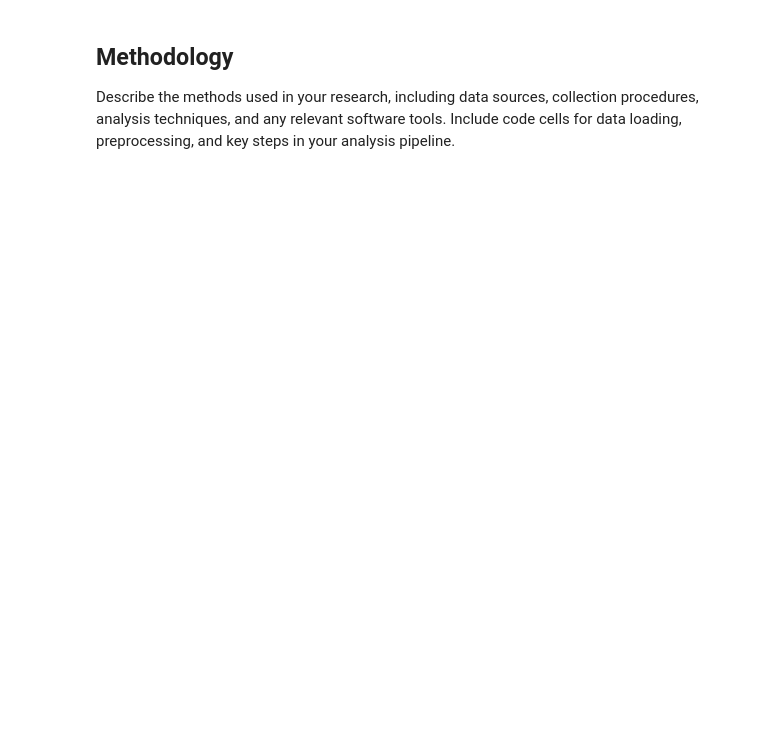
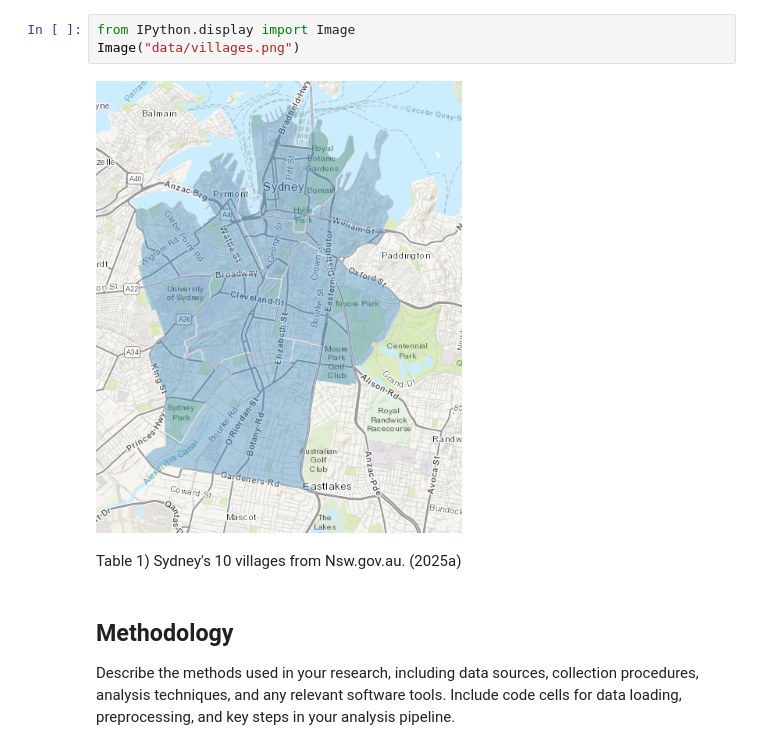
Before and after one commit to beapinol/UrbanAn, a Jupyter notebook: IRP/IRP_Template.ipynb, the cells around one changed output. Cells and saved outputs as stored; diff of their text form; blank space fills up the shorter version.

```diff
--- a/IRP/IRP_Template.ipynb
+++ b/IRP/IRP_Template.ipynb
@@ -32,3 +47,10 @@ Provide a clear introduction to your research, outlining the problem you're addr
+# %%
+from IPython.display import Image
+Image("data/villages.png")
+# %% [output]
+[figure, added]
+# %% [markdown]
+Table 1) Sydney's 10 villages from Nsw.gov.au. (2025a)
 # %% [markdown]
 ## Methodology
 
```
Also changed, not shown: parts of 13 cells of this notebook.
